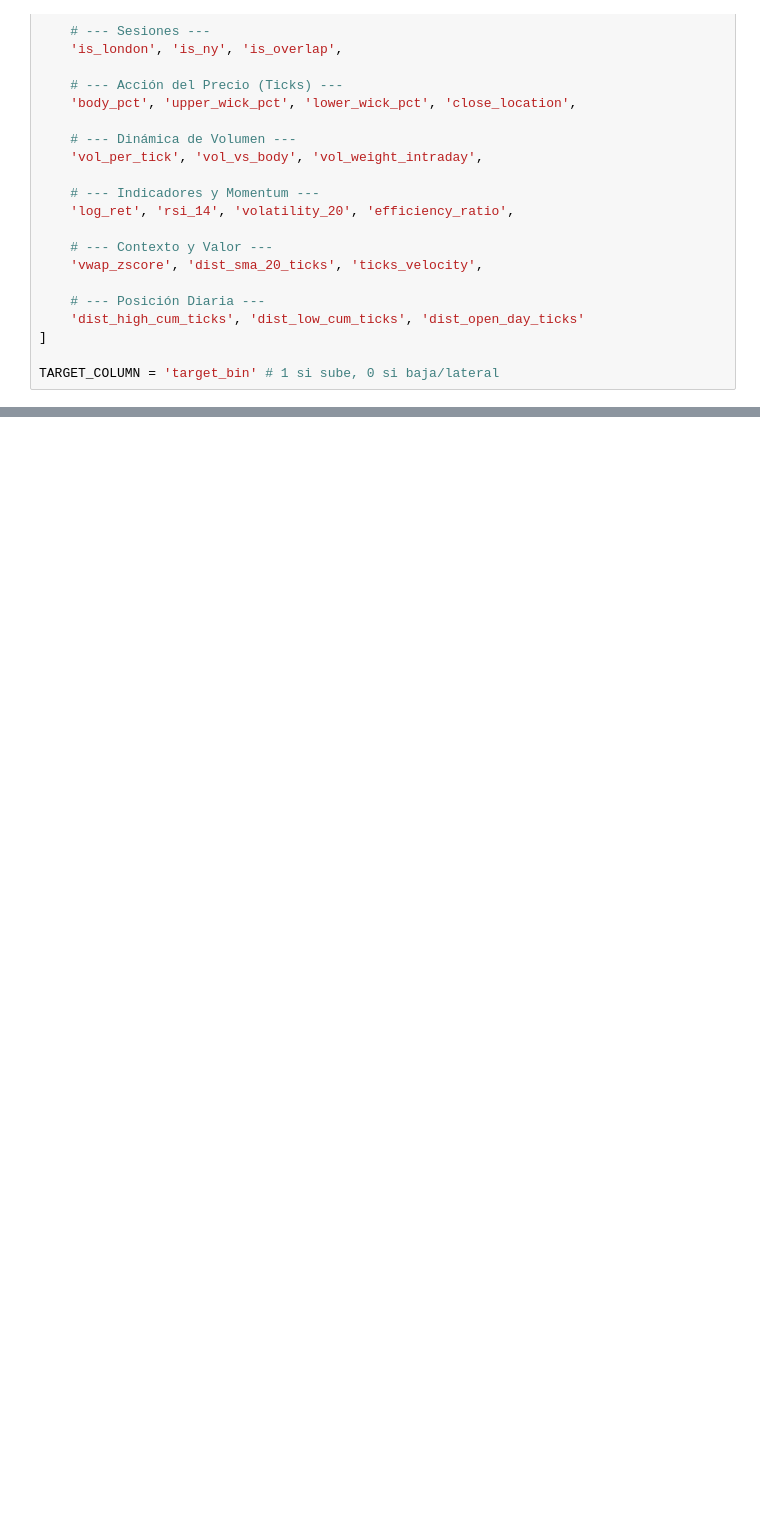
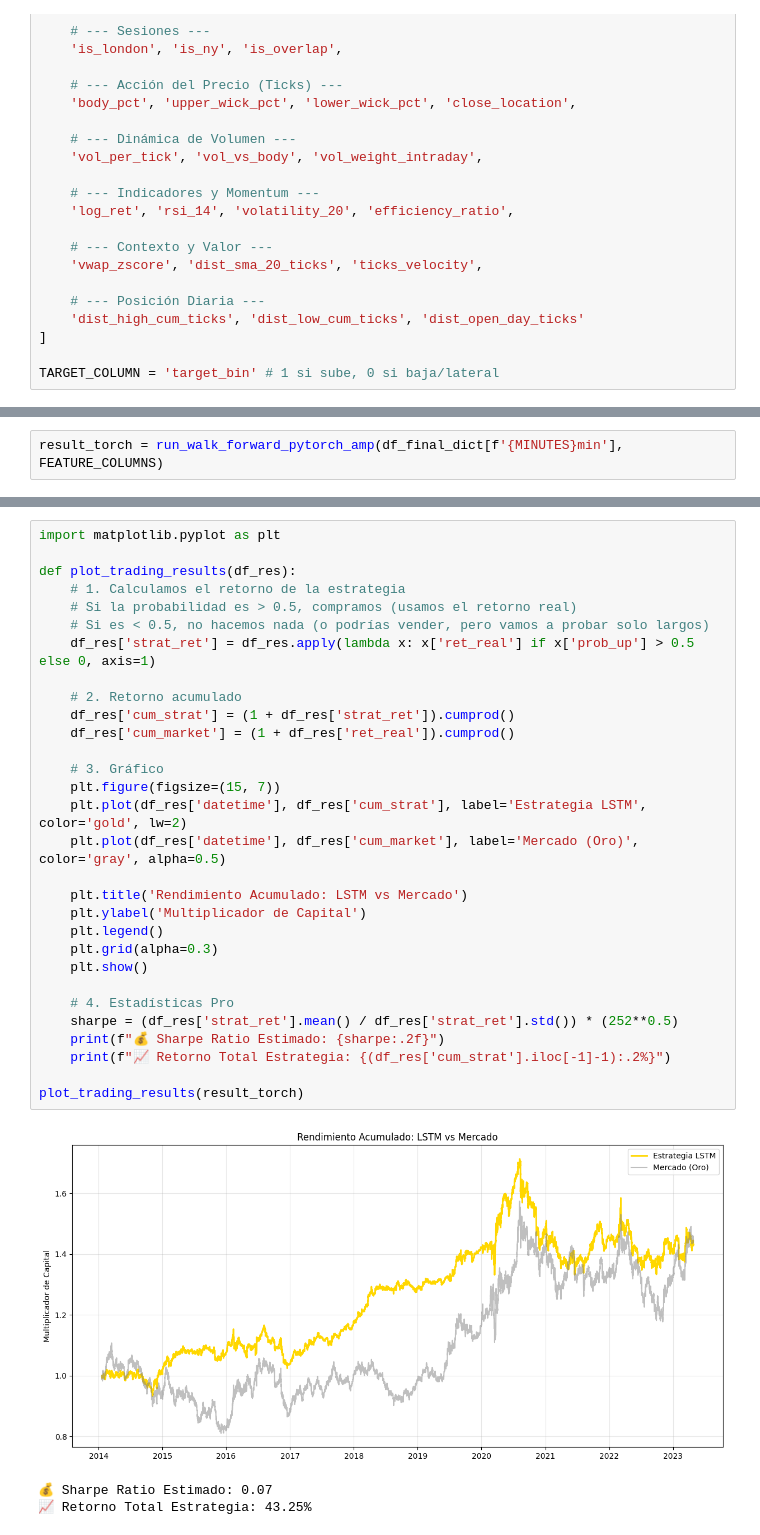
Before and after one commit to LijunZhou000/ML-Algorithmic-Trading, a Jupyter notebook: TradingBots/limipio/limpio.ipynb, the cells around one changed output, grey strips where cells are left out. Drawn from its saved outputs; the diff is of its cells as text; blank space fills up the shorter version.

```diff
--- a/TradingBots/limipio/limpio.ipynb
+++ b/TradingBots/limipio/limpio.ipynb
@@ -81,0 +332,2 @@ df_final_dict = audit_and_clean_dict(df_final_dict, FEATURE_COLUMNS)
+# %%
+result_torch = run_walk_forward_pytorch_amp(df_final_dict[f'{MINUTES}min'], FEATURE_COLUMNS)
@@ -81,0 +429,34 @@ df_final_dict = audit_and_clean_dict(df_final_dict, FEATURE_COLUMNS)
+# %%
+import matplotlib.pyplot as plt
+
+def plot_trading_results(df_res):
+    # 1. Calculamos el retorno de la estrategia
+    # Si la probabilidad es > 0.5, compramos (usamos el retorno real)
+    # Si es < 0.5, no hacemos nada (o podrías vender, pero vamos a probar solo largos)
+    df_res['strat_ret'] = df_res.apply(lambda x: x['ret_real'] if x['prob_up'] > 0.5 else 0, axis=1)
+
+    # 2. Retorno acumulado
+    df_res['cum_strat'] = (1 + df_res['strat_ret']).cumprod()
+    df_res['cum_market'] = (1 + df_res['ret_real']).cumprod()
+
+    # 3. Gráfico
+    plt.figure(figsize=(15, 7))
+    plt.plot(df_res['datetime'], df_res['cum_strat'], label='Estrategia LSTM', color='gold', lw=2)
+    plt.plot(df_res['datetime'], df_res['cum_market'], label='Mercado (Oro)', color='gray', alpha=0.5)
+
+    plt.title('Rendimiento Acumulado: LSTM vs Mercado')
+    plt.ylabel('Multiplicador de Capital')
+    plt.legend()
+    plt.grid(alpha=0.3)
+    plt.show()
+
+    # 4. Estadísticas Pro
+    sharpe = (df_res['strat_ret'].mean() / df_res['strat_ret'].std()) * (252**0.5)
+    print(f"💰 Sharpe Ratio Estimado: {sharpe:.2f}")
+    print(f"📈 Retorno Total Estrategia: {(df_res['cum_strat'].iloc[-1]-1):.2%}")
+
+plot_trading_results(result_torch)
+# %% [output]
+[figure, added]
+💰 Sharpe Ratio Estimado: 0.07
+📈 Retorno Total Estrategia: 43.25%
```
Also changed, not shown: parts of 7 cells of this notebook, 1 other file.
